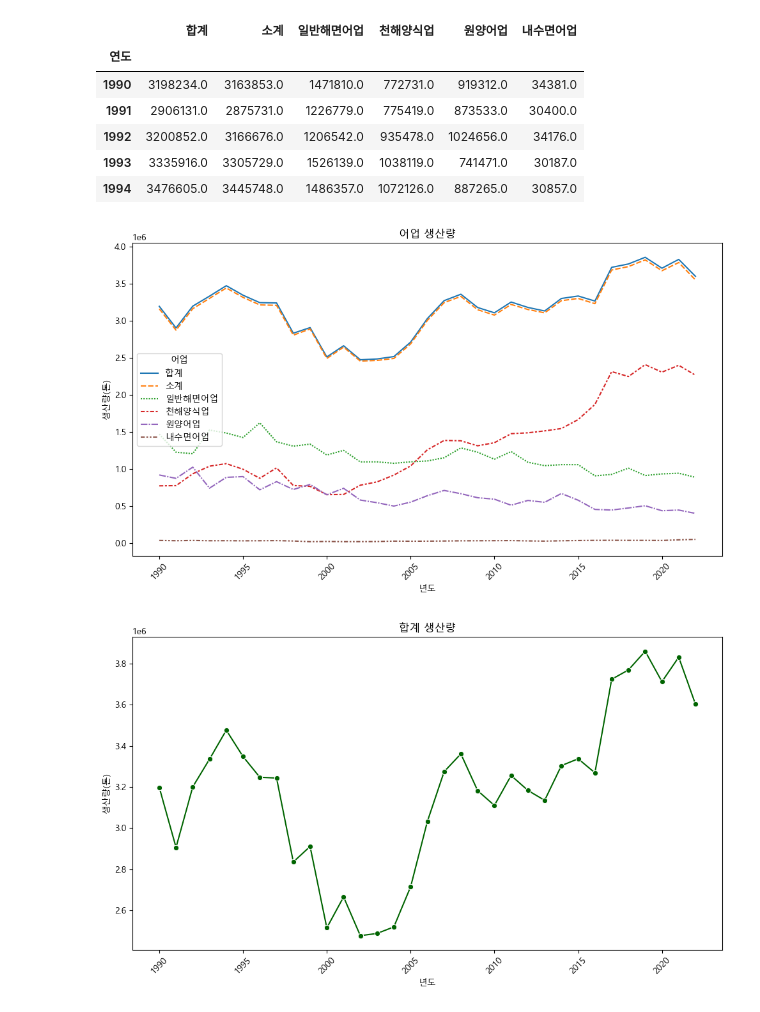
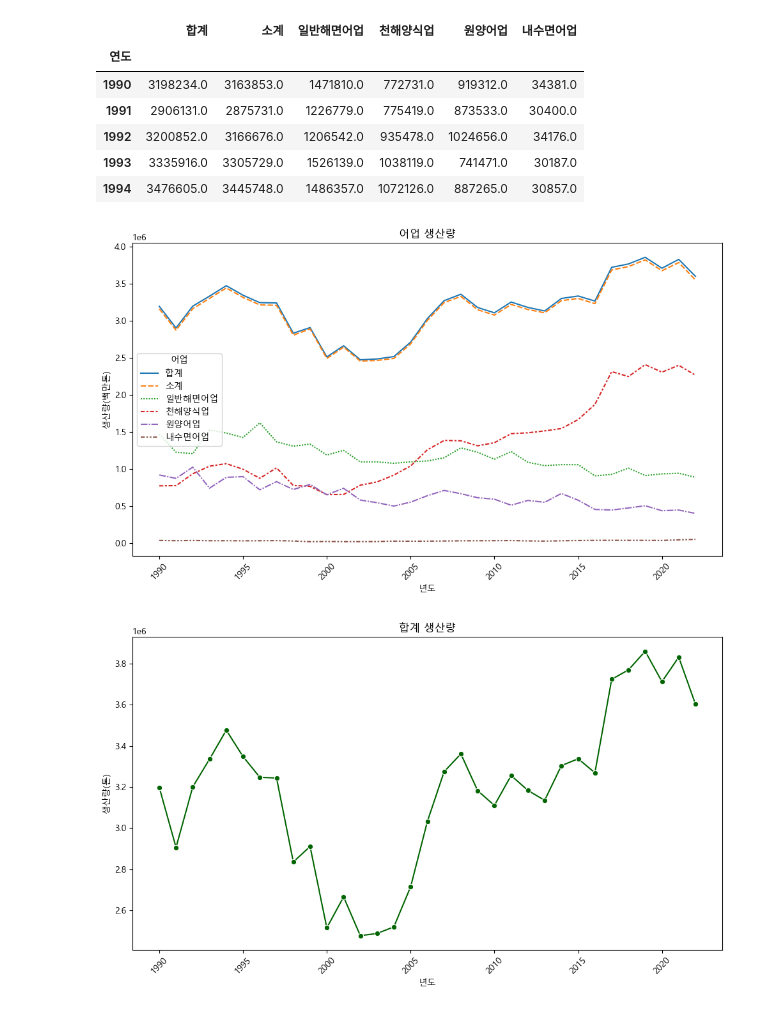
Before and after one commit to Songsungsang/Smart_Factory_Project_Data_Analysis, a Jupyter notebook: sea.ipynb, the cells around one changed output. Saved outputs shown, nothing was run; the diff lists cells and outputs as text; code cells hidden in the pictures.

```diff
--- a/sea.ipynb
+++ b/sea.ipynb
@@ -157,20 +157,20 @@ total_produce.head()
 # %%
 # 어업 생산량 기본 그래프 그리기
 plt.figure(figsize = (10, 6))
 sns.lineplot(data=total_produce)
 
 # 그래프 꾸미기
 plt.title('어업 생산량')
 plt.xlabel('년도')
-plt.ylabel('생산량(톤)')
+plt.ylabel('생산량(백만톤)')
 plt.xticks(rotation = 45)  # x축 년도 레이블 회전
 plt.legend(title='어업')
 
 # 그래프 표시
 plt.tight_layout()
 plt.show()
 # %% [output]
-[figure, old version]
+[figure, new version]
 # %%
 # 어업 생산량 기본 그래프 그리기
 plt.figure(figsize=(10, 6))
```
Also changed, not shown: parts of 17 cells of this notebook, 3 other files.
